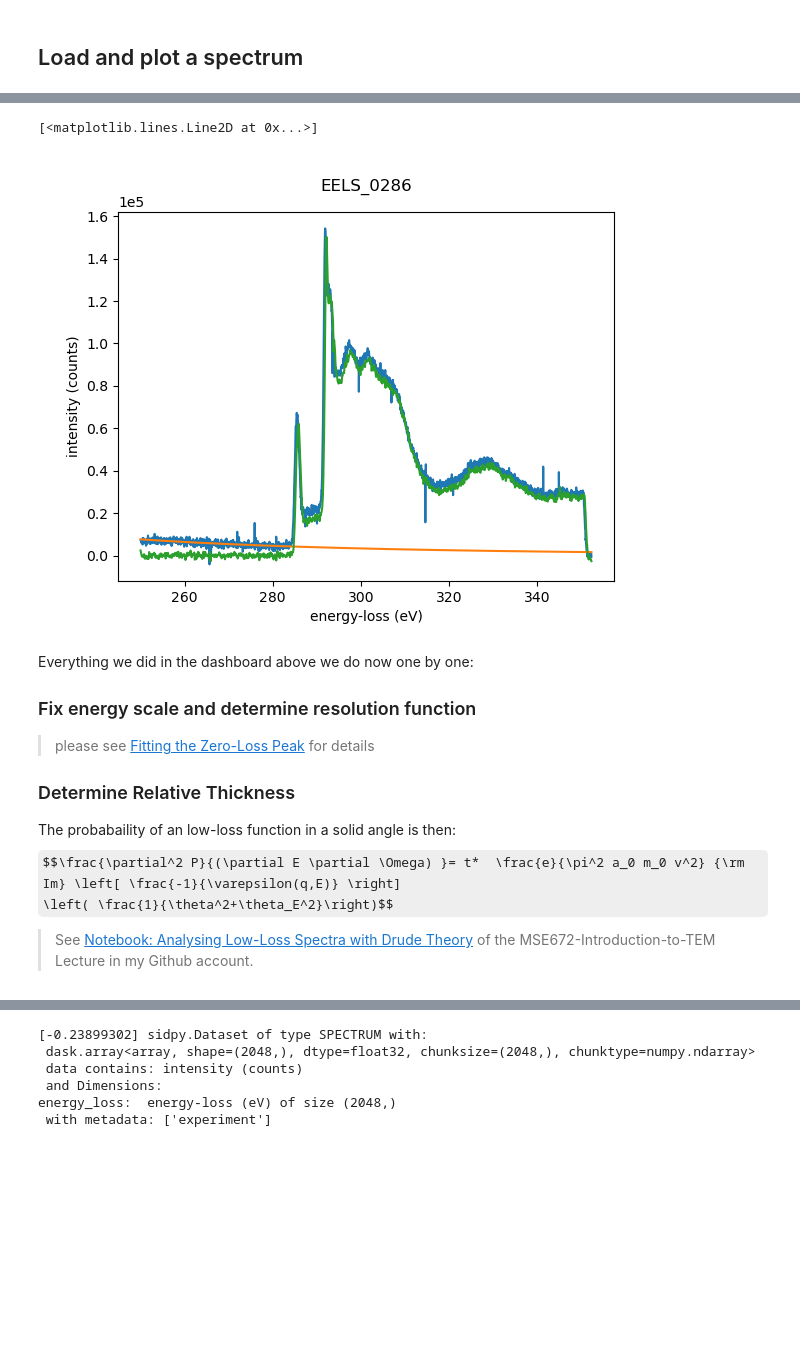
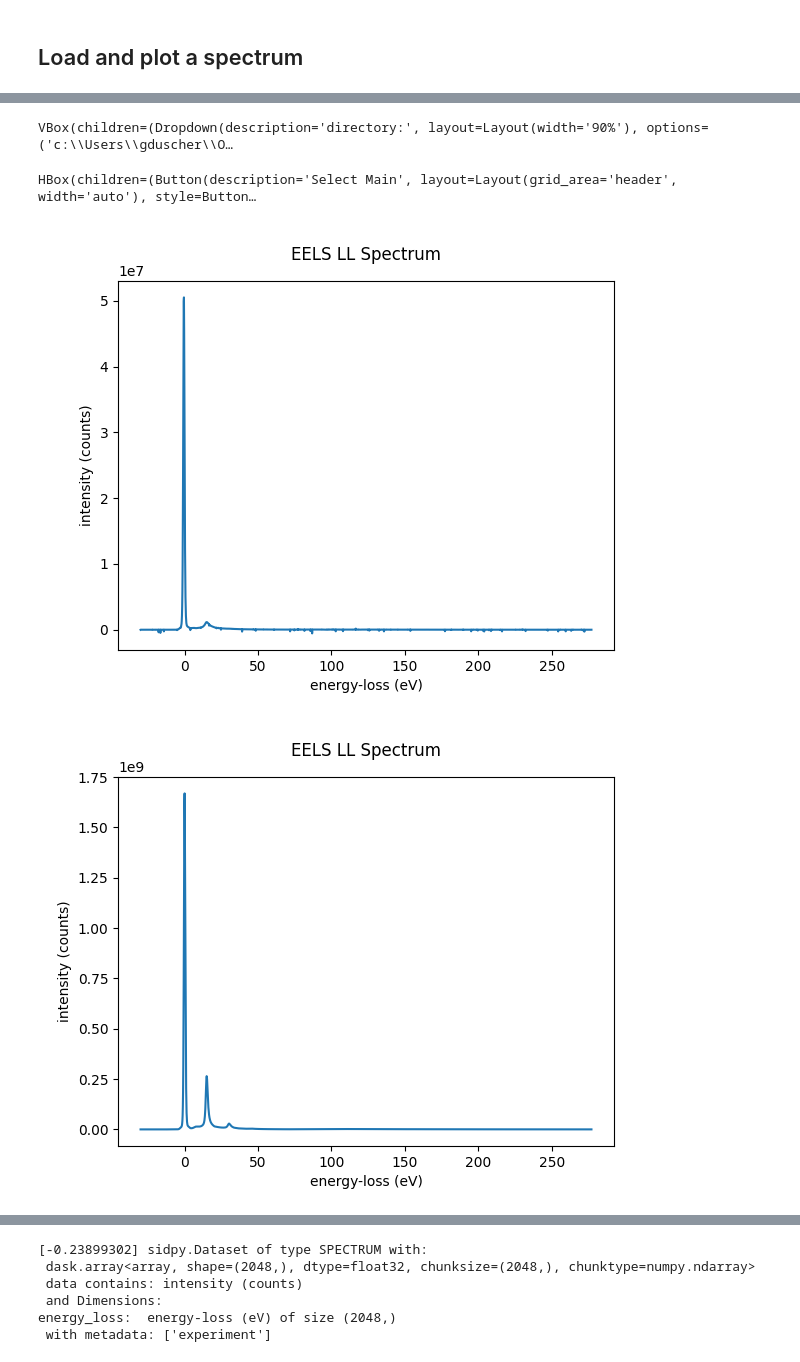
Before and after one commit to pycroscopy/pyTEMlib, a Jupyter notebook: notebooks/Spectroscopy/Analyse_EELS.ipynb, the cells around one changed output, grey strips where cells are left out. Drawn from its saved outputs; the diff is of its cells as text; code cells hidden in the pictures; some formulas as TeX source; blank space fills up the shorter version.

```diff
--- a/notebooks/Spectroscopy/Analyse_EELS.ipynb
+++ b/notebooks/Spectroscopy/Analyse_EELS.ipynb
@@ -1544,21 +99,17 @@ view = core_loss.plot()
-# %%
-background, p = eels_tools.power_law_background(core_loss, core_loss.energy_loss, [250, 278])
-spectrum = core_loss-background
-spectrum.metadata = dataset.metadata.copy()
-dataset.plot()
-plt.gca().plot(spectrum.energy_loss, background)
-plt.gca().plot(spectrum.energy_loss, spectrum)
-# %% [output]
-[<matplotlib.lines.Line2D at 0x...>]
-[figure, removed]
-# %% [markdown]
-Everything we did in the dashboard above we do now one by one:
-### Fix energy scale and determine resolution function
-> please see [Fitting the Zero-Loss Peak](./CH4_02-Fit_Zero_Loss.ipynb) for details
-
-### Determine Relative Thickness
-The probabaility of an low-loss function in a solid angle is then:
-$$\frac{\partial^2 P}{(\partial E \partial \Omega) }= t*  \frac{e}{\pi^2 a_0 m_0 v^2} {\rm Im} \left[ \frac{-1}{\varepsilon(q,E)} \right]
-         \left( \frac{1}{\theta^2+\theta_E^2}\right)$$
-
->See [Notebook: Analysing Low-Loss Spectra with Drude Theory](https://raw.githubusercontent.com/gduscher/MSE672-Introduction-to-TEM/main/Spectroscopy/CH4_03-Drude.ipynb) of the MSE672-Introduction-to-TEM Lecture in my Github account.
+# %%
+file_widget = pyTEMlib.file_tools.FileWidget()
+# %% [output]
+VBox(children=(Dropdown(description='directory:', layout=Layout(width='90%'), options=('c:\\Users\\gduscher\\O…
+HBox(children=(Button(description='Select Main', layout=Layout(grid_area='header', width='auto'), style=Button…
+# %%
+main_dataset = file_widget.selected_dataset
+#plt.close('all')
+view = main_dataset.plot()
+# %% [output]
+[figure, added]
+# %%
+main_dataset = file_widget.selected_dataset
+#plt.close('all')
+view = main_dataset.plot()
+# %% [output]
+[figure, added]
```
Also changed, not shown: parts of 136 cells of this notebook, 18 other files.
